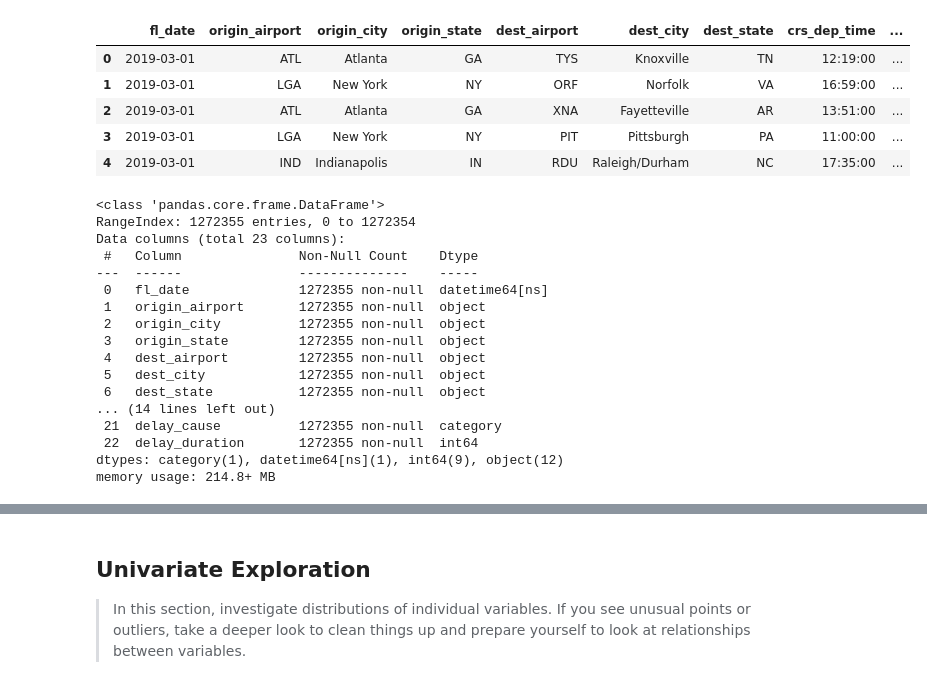
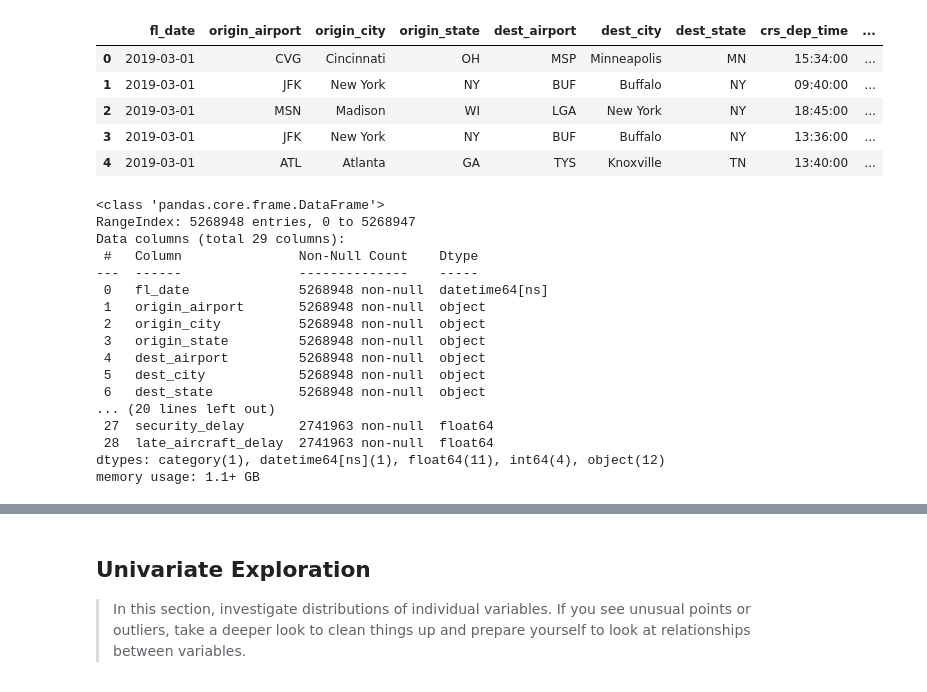
Before and after one commit to thaysmartinez/flights-data-exploration, a Jupyter notebook: exploration_template.ipynb, the cells around one changed output, grey strips where cells are left out. Drawn from its saved outputs; the diff is of its cells as text; code cells hidden in the pictures.

```diff
--- a/exploration_template.ipynb
+++ b/exploration_template.ipynb
@@ -17,9 +19,9 @@ from datetime import datetime
 # %%
-# Load the dataset into a pandas DataFrame
-flights = pd.read_csv('flights.csv')
+# Load datasets into a pandas DataFrame
+df_flights = pd.read_csv('flights.csv', low_memory=False)
 # %%
 # High-level overview of data shape and composition
-pd.set_option('display.max_columns', 25)
-print(flights.shape)
-print(flights.dtypes)
+pd.set_option('display.max_columns', 30)
+print(df_flights.shape)
+print(df_flights.dtypes)
 # %% [output]
@@ -42,57 +44,46 @@ delay_duration          int64
 dtype: object
 # %%
 # Convert to datetime
-flights['fl_date'] = pd.to_datetime(flights['fl_date'])
+df_flights['fl_date'] = pd.to_datetime(df_flights['fl_date'])
 
 # Convert to category
-flights['delay_cause'] = flights['delay_cause'].astype('category')
+df_flights['cancellation_desc'] = df_flights['cancellation_desc'].astype('category')
 
 # Convert columns to time timestamp
-columns = ['crs_dep_time', 'actual_dep_time', 'wheels_off',
-           'wheels_on', 'crs_arr_time', 'actual_arr_time']
+columns = ['crs_dep_time', 'crs_arr_time']
 
 for column in columns:
-    flights[column] = flights[column].apply(lambda x: datetime.strptime(x, '%H:%M:%S').time())
-    # flights[column] = pd.to_datetime(flights[column], format='%H%M').dt.time
-
-# Convert to int
-columns = ['taxi_out', 'taxi_in', 'diverted', 'dep_delay',
-           'arr_delay', 'crs_elapsed_time', 'actual_elapsed_time',
-           'air_time', 'distance', 'delay_duration']
-
-converter = lambda x: x.astype(int) if x.name in columns else x
-
-flights = flights.apply(converter)
+    df_flights[column] = df_flights[column].apply(lambda x: datetime.strptime(x, '%H:%M:%S').time())
 # %%
 # Display first 5 rows
-flights.head()
+df_flights.head()
 # %% [output]
 |  | fl_date | origin_airport | origin_city | origin_state | dest_airport | dest_city | dest_state | crs_dep_time | ... |
-| 0 | 2019-03-01 | ATL | Atlanta | GA | TYS | Knoxville | TN | 12:19:00 | ... |
-| 1 | 2019-03-01 | LGA | New York | NY | ORF | Norfolk | VA | 16:59:00 | ... |
-| 2 | 2019-03-01 | ATL | Atlanta | GA | XNA | Fayetteville | AR | 13:51:00 | ... |
-| 3 | 2019-03-01 | LGA | New York | NY | PIT | Pittsburgh | PA | 11:00:00 | ... |
-| 4 | 2019-03-01 | IND | Indianapolis | IN | RDU | Raleigh/Durham | NC | 17:35:00 | ... |
+| 0 | 2019-03-01 | CVG | Cincinnati | OH | MSP | Minneapolis | MN | 15:34:00 | ... |
+| 1 | 2019-03-01 | JFK | New York | NY | BUF | Buffalo | NY | 09:40:00 | ... |
+| 2 | 2019-03-01 | MSN | Madison | WI | LGA | New York | NY | 18:45:00 | ... |
+| 3 | 2019-03-01 | JFK | New York | NY | BUF | Buffalo | NY | 13:36:00 | ... |
+| 4 | 2019-03-01 | ATL | Atlanta | GA | TYS | Knoxville | TN | 13:40:00 | ... |
 # %%
 # Overview after data transformation
-flights.info()
+df_flights.info(null_counts=True)
 # %% [output]
 <class 'pandas.core.frame.DataFrame'>
-RangeIndex: 1272355 entries, 0 to 1272354
-Data columns (total 23 columns):
+RangeIndex: 5268948 entries, 0 to 5268947
+Data columns (total 29 columns):
  #   Column               Non-Null Count    Dtype
 ---  ------               --------------    -----
- 0   fl_date              1272355 non-null  datetime64[ns]
- 1   origin_airport       1272355 non-null  object
- 2   origin_city          1272355 non-null  object
- 3   origin_state         1272355 non-null  object
- 4   dest_airport         1272355 non-null  object
- 5   dest_city            1272355 non-null  object
- 6   dest_state           1272355 non-null  object
-... (14 lines left out)
- 21  delay_cause          1272355 non-null  category
- 22  delay_duration       1272355 non-null  int64
-dtypes: category(1), datetime64[ns](1), int64(9), object(12)
-memory usage: 214.8+ MB
+ 0   fl_date              5268948 non-null  datetime64[ns]
+ 1   origin_airport       5268948 non-null  object
+ 2   origin_city          5268948 non-null  object
+ 3   origin_state         5268948 non-null  object
+ 4   dest_airport         5268948 non-null  object
+ 5   dest_city            5268948 non-null  object
+ 6   dest_state           5268948 non-null  object
+... (20 lines left out)
+ 27  security_delay       2741963 non-null  float64
+ 28  late_aircraft_delay  2741963 non-null  float64
+dtypes: category(1), datetime64[ns](1), float64(11), int64(4), object(12)
+memory usage: 1.1+ GB
 # %%
 # Descriptive statistics for numeric variables
```
Also changed, not shown: parts of 31 cells of this notebook.
